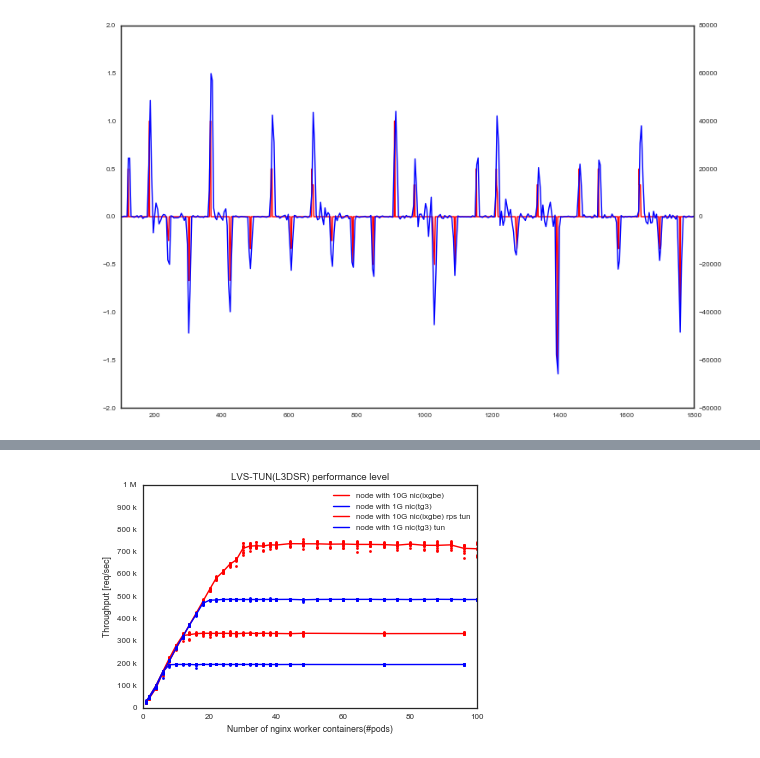
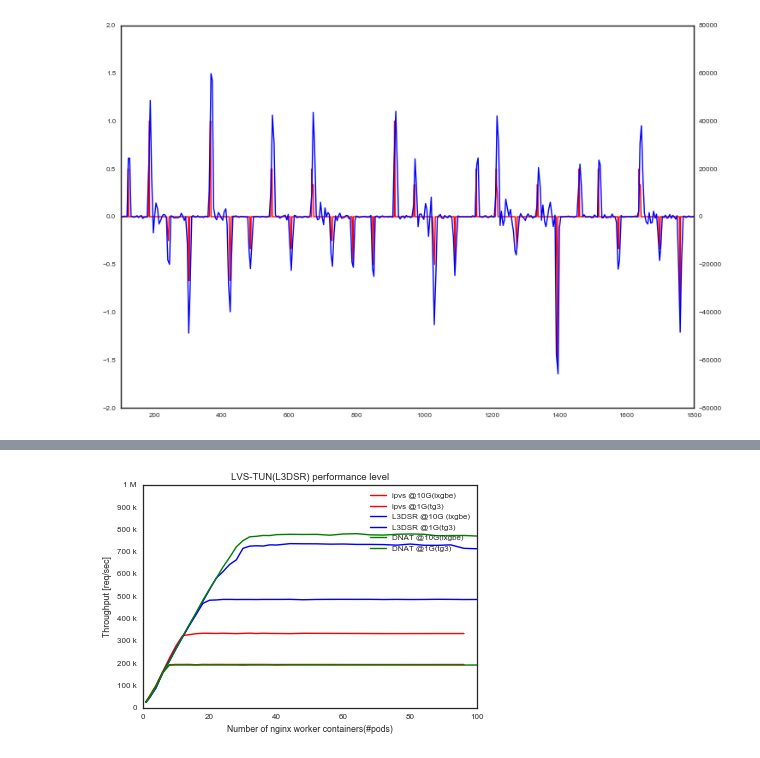
Before and after one commit to ktaka-ccmp/kube-lb-bench, a Jupyter notebook: KuruwaNew/ECMP_FIGS.ipynb, the cells around one changed output, grey strips where cells are left out. Cells and saved outputs as stored; diff of their text form; code cells hidden in the pictures.

```diff
--- a/KuruwaNew/ECMP_FIGS.ipynb
+++ b/KuruwaNew/ECMP_FIGS.ipynb
@@ -1132,6 +1133,48 @@ def y_fmt(y, pos):
 
 fig = plt.figure(figsize=(6, 4))
 ax1 = fig.add_subplot(111)
+
+# d0 = np.loadtxt("Try02_cubic_iptablesdnat/rss_rps_rfs_xps_0_1_1_1/iptdnat_0.csv",usecols=(0, 1), delimiter=',', unpack=True, skiprows=1)
+# d1 = np.loadtxt("Try02_cubic_iptablesdnat/rss_rps_rfs_xps_0_1_1_1/iptdnat_1.csv",usecols=(0, 1), delimiter=',', unpack=True, skiprows=1)
+# d2 = np.loadtxt("Try02_cubic_iptablesdnat/rss_rps_rfs_xps_0_1_1_1/iptdnat_2.csv",usecols=(0, 1), delimiter=',', unpack=True, skiprows=1)
+# d3 = np.loadtxt("Try02_cubic_iptablesdnat/rss_rps_rfs_xps_0_1_1_1/iptdnat_3.csv",usecols=(0, 1), delimiter=',', unpack=True, skiprows=1)
+# d4 = np.loadtxt("Try02_cubic_iptablesdnat/rss_rps_rfs_xps_0_1_1_1/iptdnat_4.csv",usecols=(0, 1), delimiter=',', unpack=True, skiprows=1)
+d0 = np.loadtxt("Try02_cubic_iptablesdnat/rss_rps_rfs_xps_1_0_0_0/iptdnat_0.csv",usecols=(0, 1), delimiter=',', unpack=True, skiprows=1)
+d1 = np.loadtxt("Try02_cubic_iptablesdnat/rss_rps_rfs_xps_1_0_0_0/iptdnat_1.csv",usecols=(0, 1), delimiter=',', unpack=True, skiprows=1)
+d2 = np.loadtxt("Try02_cubic_iptablesdnat/rss_rps_rfs_xps_1_0_0_0/iptdnat_2.csv",usecols=(0, 1), delimiter=',', unpack=True, skiprows=1)
+d3 = np.loadtxt("Try02_cubic_iptablesdnat/rss_rps_rfs_xps_1_0_0_0/iptdnat_3.csv",usecols=(0, 1), delimiter=',', unpack=True, skiprows=1)
+d4 = np.loadtxt("Try02_cubic_iptablesdnat/rss_rps_rfs_xps_1_0_0_0/iptdnat_4.csv",usecols=(0, 1), delimiter=',', unpack=True, skiprows=1)
+d5 = np.loadtxt("Try02_cubic_iptablesdnat/rss_rps_rfs_xps_1_0_0_0/iptdnat_5.csv",usecols=(0, 1), delimiter=',', unpack=True, skiprows=1)
+d6 = np.loadtxt("Try02_cubic_iptablesdnat/rss_rps_rfs_xps_1_0_0_0/iptdnat_6.csv",usecols=(0, 1), delimiter=',', unpack=True, skiprows=1)
+d7 = np.loadtxt("Try02_cubic_iptablesdnat/rss_rps_rfs_xps_1_0_0_0/iptdnat_7.csv",usecols=(0, 1), delimiter=',', unpack=True, skiprows=1)
+d8 = np.loadtxt("Try02_cubic_iptablesdnat/rss_rps_rfs_xps_1_0_0_0/iptdnat_8.csv",usecols=(0, 1), delimiter=',', unpack=True, skiprows=1)
+d9 = np.loadtxt("Try02_cubic_iptablesdnat/rss_rps_rfs_xps_1_0_0_0/iptdnat_9.csv",usecols=(0, 1), delimiter=',', unpack=True, skiprows=1)
+
+dt=np.delete(np.concatenate((d0, d1, d2, d3, d4, d5, d6, d7, d8, d9), axis=0), [2,4,6,8,10,12,14,16,18],0)
+# dt=np.delete(np.concatenate((d0, d1, d2, d3, d4), axis=0), [2,4,6,8],0)
+# dt=d0
+m=np.mean(dt[1::1], axis=0)
+
+cb10gdnat = dt ; mcb10gdnat = m
+
+d0 = np.loadtxt("Try01_cubic_iptablesdnat/rss_rps_rfs_xps_0_1_1_1/iptdnat_0.csv",usecols=(0,1), delimiter=',', unpack=True, skiprows=1)
+d1 = np.loadtxt("Try01_cubic_iptablesdnat/rss_rps_rfs_xps_0_1_1_1/iptdnat_1.csv",usecols=(0,1), delimiter=',', unpack=True, skiprows=1)
+d2 = np.loadtxt("Try01_cubic_iptablesdnat/rss_rps_rfs_xps_0_1_1_1/iptdnat_2.csv",usecols=(0,1), delimiter=',', unpack=True, skiprows=1)
+d3 = np.loadtxt("Try01_cubic_iptablesdnat/rss_rps_rfs_xps_0_1_1_1/iptdnat_3.csv",usecols=(0,1), delimiter=',', unpack=True, skiprows=1)
+d4 = np.loadtxt("Try01_cubic_iptablesdnat/rss_rps_rfs_xps_0_1_1_1/iptdnat_4.csv",usecols=(0,1), delimiter=',', unpack=True, skiprows=1)
+d5 = np.loadtxt("Try01_cubic_iptablesdnat/rss_rps_rfs_xps_0_1_1_1/iptdnat_5.csv",usecols=(0,1), delimiter=',', unpack=True, skiprows=1)
+d6 = np.loadtxt("Try01_cubic_iptablesdnat/rss_rps_rfs_xps_0_1_1_1/iptdnat_6.csv",usecols=(0,1), delimiter=',', unpack=True, skiprows=1)
+d7 = np.loadtxt("Try01_cubic_iptablesdnat/rss_rps_rfs_xps_0_1_1_1/iptdnat_7.csv",usecols=(0,1), delimiter=',', unpack=True, skiprows=1)
+d8 = np.loadtxt("Try01_cubic_iptablesdnat/rss_rps_rfs_xps_0_1_1_1/iptdnat_8.csv",usecols=(0,1), delimiter=',', unpack=True, skiprows=1)
+d9 = np.loadtxt("Try01_cubic_iptablesdnat/rss_rps_rfs_xps_0_1_1_1/iptdnat_9.csv",usecols=(0,1), delimiter=',', unpack=True, skiprows=1)
+
+# dt=np.delete(np.concatenate((d0, d1, d2), axis=0), [2,4],0)
+dt=np.delete(np.concatenate((d0, d1, d2, d3, d4, d5, d6, d7, d8, d9), axis=0), [2,4,6,8,10,12,14,16,18],0)
+# dt=d0
+m=np.mean(dt[1::1], axis=0)
+
+cb1gdnat=dt; mcb1gdnat=m
+
 
 d0 = np.loadtxt("Try02_cubic_lvstun/rss_rps_rfs_xps_1_0_0_0/ipvs1_0.csv",usecols=(0, 1), delimiter=',', unpack=True, skiprows=1)
 d1 = np.loadtxt("Try02_cubic_lvstun/rss_rps_rfs_xps_1_0_0_0/ipvs1_1.csv",usecols=(0, 1), delimiter=',', unpack=True, skiprows=1)
@@ -1191,39 +1234,43 @@ d2 = np.loadtxt("Try01_cubic/rss_rps_rfs_xps_0_1_1_1/ipvs1_2.csv",usecols=(0,1),
 d3 = np.loadtxt("Try01_cubic/rss_rps_rfs_xps_0_1_1_1/ipvs1_3.csv",usecols=(0,1), delimiter=',', unpack=True, skiprows=1)
 d4 = np.loadtxt("Try01_cubic/rss_rps_rfs_xps_0_1_1_1/ipvs1_4.csv",usecols=(0,1), delimiter=',', unpack=True, skiprows=1)
 d5 = np.loadtxt("Try01_cubic/rss_rps_rfs_xps_0_1_1_1/ipvs1_5.csv",usecols=(0,1), delimiter=',', unpack=True, skiprows=1)
 d6 = np.loadtxt("Try01_cubic/rss_rps_rfs_xps_0_1_1_1/ipvs1_6.csv",usecols=(0,1), delimiter=',', unpack=True, skiprows=1)
 d7 = np.loadtxt("Try01_cubic/rss_rps_rfs_xps_0_1_1_1/ipvs1_7.csv",usecols=(0,1), delimiter=',', unpack=True, skiprows=1)
 d8 = np.loadtxt("Try01_cubic/rss_rps_rfs_xps_0_1_1_1/ipvs1_8.csv",usecols=(0,1), delimiter=',', unpack=True, skiprows=1)
 d9 = np.loadtxt("Try01_cubic/rss_rps_rfs_xps_0_1_1_1/ipvs1_9.csv",usecols=(0,1), delimiter=',', unpack=True, skiprows=1)
 
 dt=np.delete(np.concatenate((d0, d1, d2, d3, d4, d5, d6, d7, d8, d9), axis=0), [2,4,6,8,10,12,14,16,18],0)
 m=np.mean(dt[1::1], axis=0)
 
 cb1=dt; mcb1=m
 
-ax1.plot(cb10g[0], mcb10g ,  color='r', ls='-', marker='', label='node with 10G nic(ixgbe)')
-ax1.plot(cb10g[0], cb10g[1::1].T,  color='r', ls='', marker='.')
+ax1.plot(cb10g[0], mcb10g ,  color='r', ls='-', marker='', label='ipvs @10G(ixgbe)')
+# ax1.plot(cb10g[0], cb10g[1::1].T,  color='r', ls='', marker='.')
 
-ax1.plot(cb1[0], mcb1,  color='b', ls='-', marker='', label='node with 1G nic(tg3)')
-ax1.plot(cb1[0], cb1[1::1].T,  color='b', ls='', marker='.')
+ax1.plot(cb1[0], mcb1,  color='r', ls='-', marker='', label='ipvs @1G(tg3)')
+# ax1.plot(cb1[0], cb1[1::1].T,  color='r', ls='', marker='.')
 
+ax1.plot(cb10gtun[0], mcb10gtun ,  color='b', ls='-', marker='', label='L3DSR @10G (ixgbe)')
+# ax1.plot(cb10gtun[0], cb10gtun[1::1].T,  color='b', ls='', marker='.')
 
-ax1.plot(cb10gtun[0], mcb10gtun ,  color='r', ls='-', marker='', label='node with 10G nic(ixgbe) rps tun')
-ax1.plot(cb10gtun[0], cb10gtun[1::1].T,  color='r', ls='', marker='.')
+ax1.plot(cb1gtun[0], mcb1gtun,  color='b', ls='-', marker='', label='L3DSR @1G(tg3)')
+# ax1.plot(cb1gtun[0], cb1gtun[1::1].T,  color='b', ls='', marker='.')
 
-ax1.plot(cb1gtun[0], mcb1gtun,  color='b', ls='-', marker='', label='node with 1G nic(tg3) tun')
-ax1.plot(cb1gtun[0], cb1gtun[1::1].T,  color='b', ls='', marker='.')
+ax1.plot(cb10gdnat[0], mcb10gdnat ,  color='g', ls='-', marker='', label='DNAT @10G(ixgbe)')
+# ax1.plot(cb10gdnat[0], cb10gdnat[1::1].T,  color='g', ls='', marker='.')
 
+ax1.plot(cb1gdnat[0], mcb1gdnat,  color='g', ls='-', marker='', label='DNAT @1G(tg3)')
+# ax1.plot(cb1gdnat[0], cb1gdnat[1::1].T,  color='g', ls='', marker='.')
 
 ax1.yaxis.set_major_formatter(FuncFormatter(y_fmt))
 
 # ax1.set_xlim(0,60)
 ax1.set_yticks(np.arange(0, 1000001, 100000))
 ax1.set_ylabel('Throughput [req/sec]')
 ax1.set_xlabel('Number of nginx worker containers(#pods)')
 ax1.legend()
 plt.title('LVS-TUN(L3DSR) performance level')
 
 plt.savefig('ECMP_FIGS/10G_ipvs_tun.png', bbox_inches="tight", dpi=300)
 # %% [output]
-[figure, old version]
+[figure, new version]
```
Also changed, not shown: parts of 1 cell of this notebook, 3 other files.
